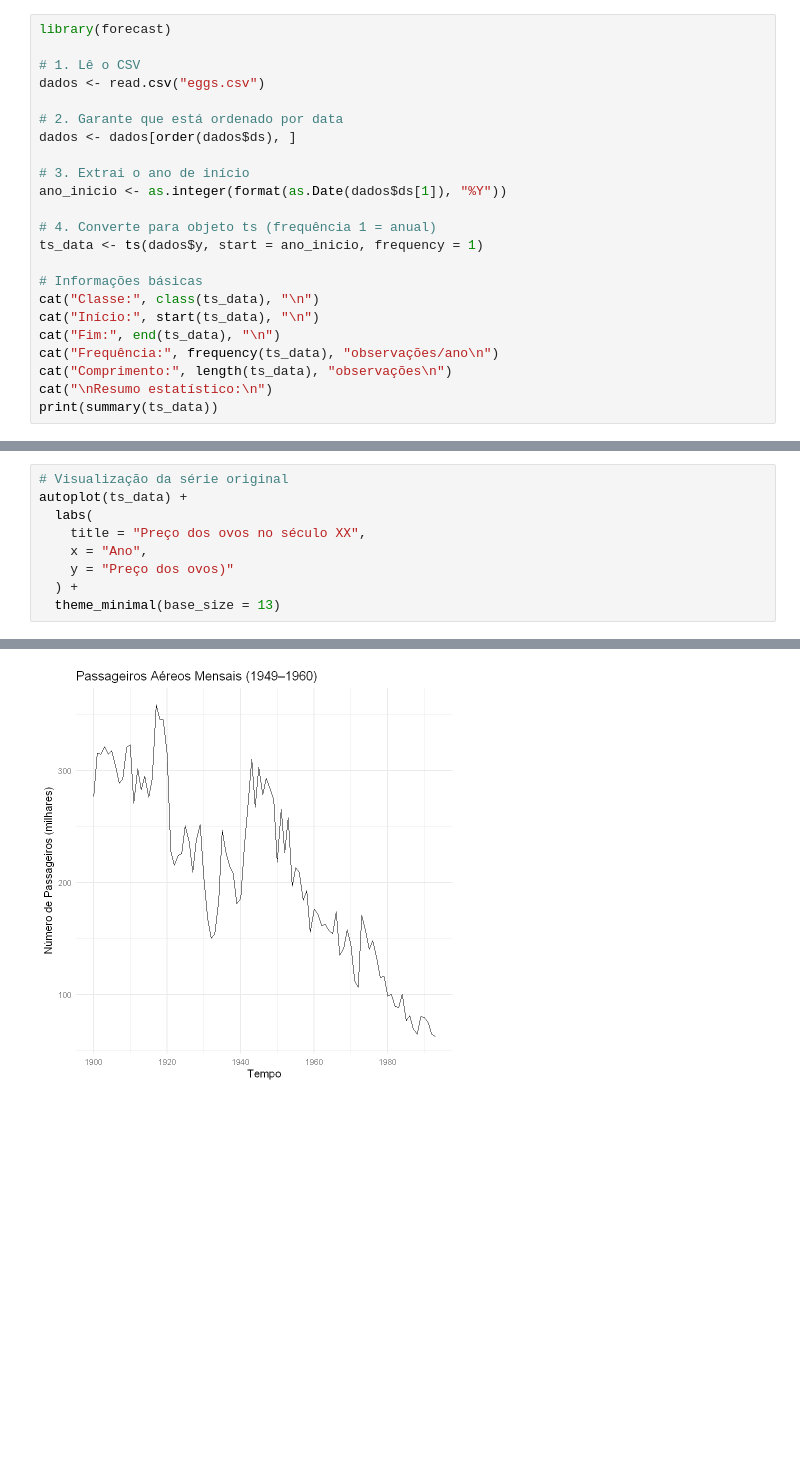
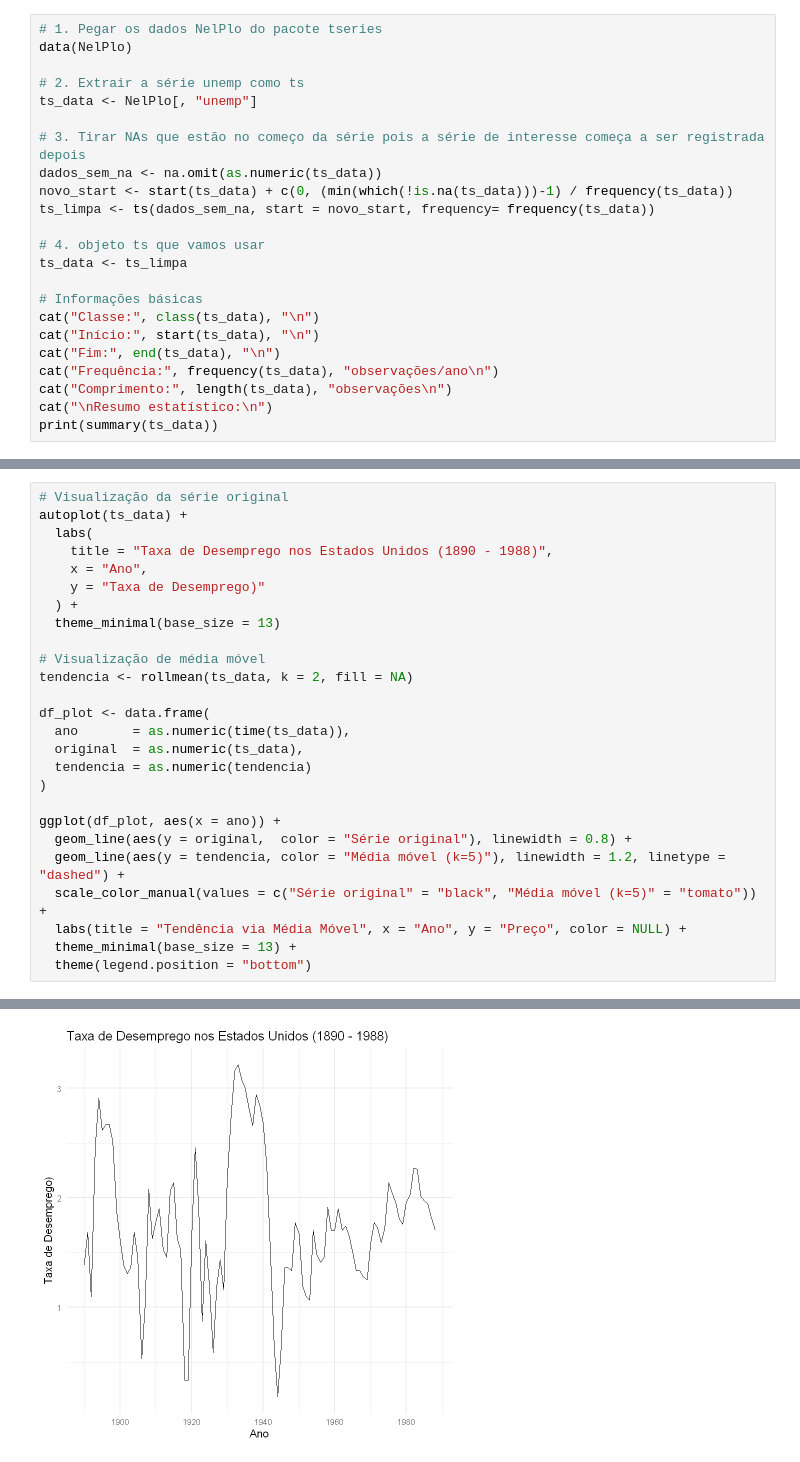
Before and after one commit to Marcehlin/Atividades-2026_1, a Jupyter notebook: Séries Temporais/Lista 3/Lista 3.ipynb, the cells around one changed output, grey strips where cells are left out. Cells and saved outputs as stored; diff of their text form; blank space fills up the shorter version.

```diff
--- a/Séries Temporais/Lista 3/Lista 3.ipynb
+++ b/Séries Temporais/Lista 3/Lista 3.ipynb
@@ -52,17 +79,17 @@ O primeiro passo é **olhar pros dados**. Queremos entender:
 # %%
-library(forecast)
+# 1. Pegar os dados NelPlo do pacote tseries
+data(NelPlo)
 
-# 1. Lê o CSV
-dados <- read.csv("eggs.csv")
+# 2. Extrair a série unemp como ts
+ts_data <- NelPlo[, "unemp"]
 
-# 2. Garante que está ordenado por data
-dados <- dados[order(dados$ds), ]
+# 3. Tirar NAs que estão no começo da série pois a série de interesse começa a ser registrada depois
+dados_sem_na <- na.omit(as.numeric(ts_data))
+novo_start <- start(ts_data) + c(0, (min(which(!is.na(ts_data)))-1) / frequency(ts_data))
+ts_limpa <- ts(dados_sem_na, start = novo_start, frequency= frequency(ts_data))
 
-# 3. Extrai o ano de início
-ano_inicio <- as.integer(format(as.Date(dados$ds[1]), "%Y"))
-
-# 4. Converte para objeto ts (frequência 1 = anual)
-ts_data <- ts(dados$y, start = ano_inicio, frequency = 1)
+# 4. objeto ts que vamos usar
+ts_data <- ts_limpa
 
 # Informações básicas
 cat("Classe:", class(ts_data), "\n")
@@ -89,9 +113,26 @@ Resumo estatístico:
 # Visualização da série original
 autoplot(ts_data) +
   labs(
-    title = "Preço dos ovos no século XX",
+    title = "Taxa de Desemprego nos Estados Unidos (1890 - 1988)",
     x = "Ano",
-    y = "Preço dos ovos)"
+    y = "Taxa de Desemprego)"
   ) +
   theme_minimal(base_size = 13)
+
+# Visualização de média móvel
+tendencia <- rollmean(ts_data, k = 2, fill = NA)
+
+df_plot <- data.frame(
+  ano       = as.numeric(time(ts_data)),
+  original  = as.numeric(ts_data),
+  tendencia = as.numeric(tendencia)
+)
+
+ggplot(df_plot, aes(x = ano)) +
+  geom_line(aes(y = original,  color = "Série original"), linewidth = 0.8) +
+  geom_line(aes(y = tendencia, color = "Média móvel (k=5)"), linewidth = 1.2, linetype = "dashed") +
+  scale_color_manual(values = c("Série original" = "black", "Média móvel (k=5)" = "tomato")) +
+  labs(title = "Tendência via Média Móvel", x = "Ano", y = "Preço", color = NULL) +
+  theme_minimal(base_size = 13) +
+  theme(legend.position = "bottom")
 # %% [output]
@@ -98 +142 @@ autoplot(ts_data) +
-[figure, old version]
+[figure, new version]
```
Also changed, not shown: parts of 46 cells of this notebook, 11 other files.
